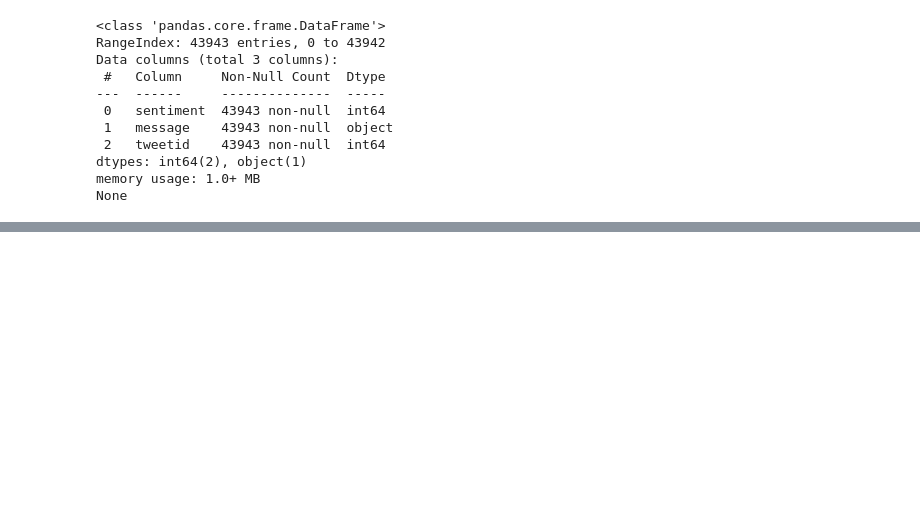
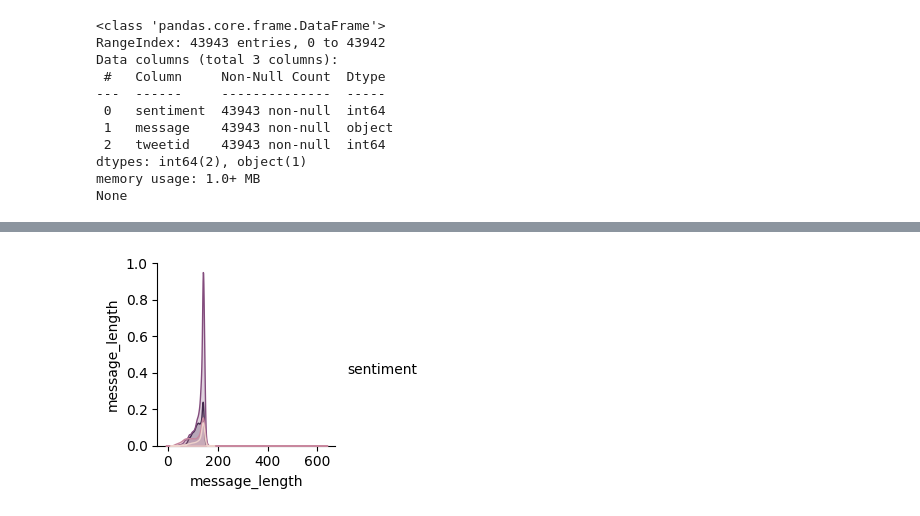
Before and after one commit to GOUTHAMVE04/Analyzing-Public-Opinion-on-Climate-Change-using-Twitter-Data, a Jupyter notebook: GreenAiSkill.ipynb, the cells around one changed output, grey strips where cells are left out. Cells and saved outputs as stored; diff of their text form; code cells hidden in the pictures; blank space fills up the shorter version.

```diff
--- a/GreenAiSkill.ipynb
+++ b/GreenAiSkill.ipynb
@@ -174,0 +175,6 @@ Week 2:Ends
+# %%
+# Pairplot for numeric features, Encode sentiment labels, Define features and target, Split data into training and testing sets and Scale numerical features
+sns.pairplot(df, hue='sentiment', vars=['message_length'])
+plt.show()
+# %% [output]
+[figure, added]
```
Also changed, not shown: parts of 40 cells of this notebook, 1 other file.
